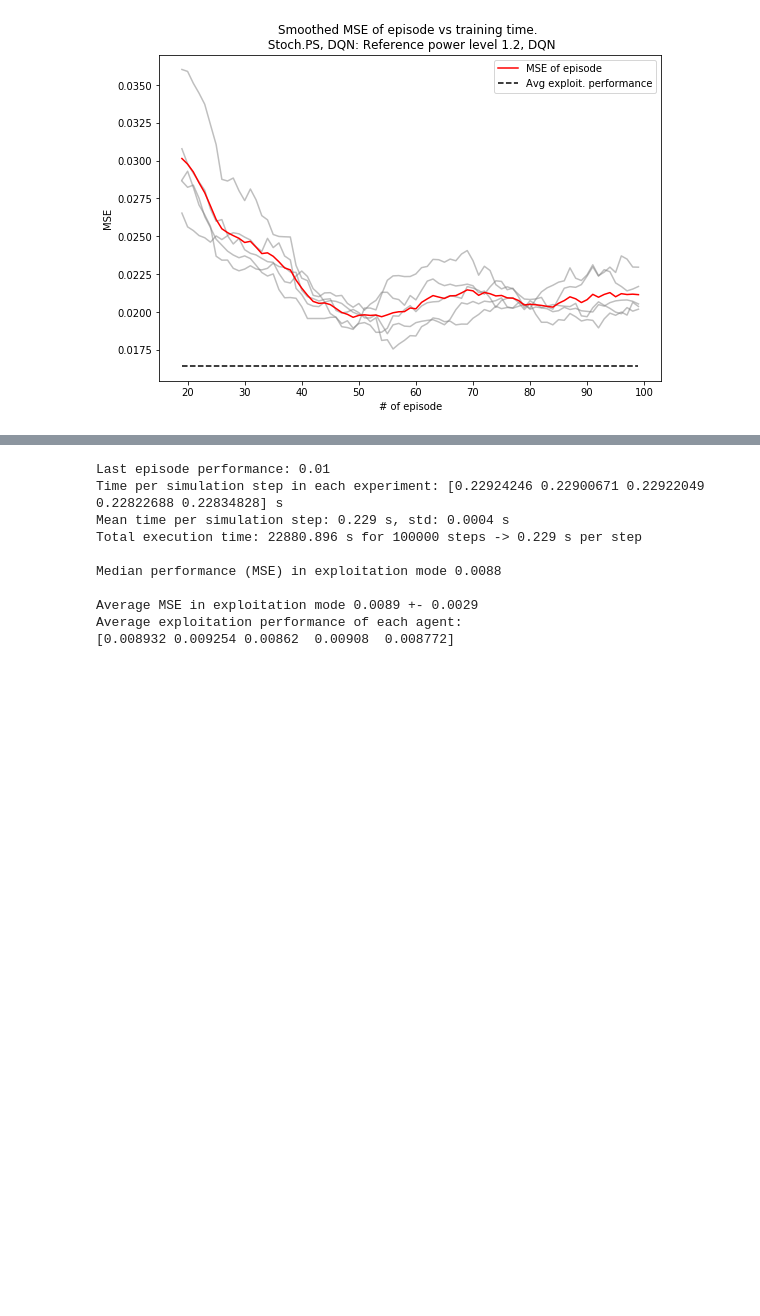
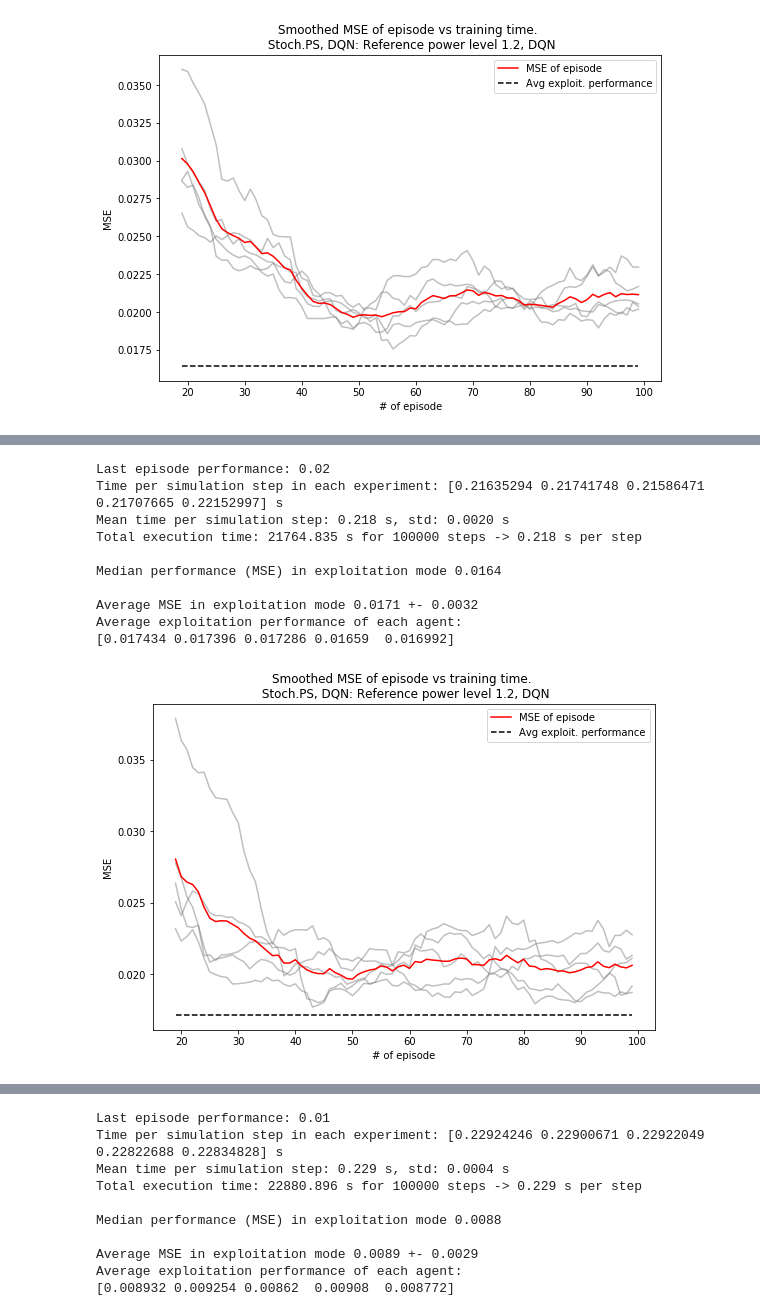
Before and after one commit to OlehLuk/rl-power-control, a Jupyter notebook: experiments/results/ps_dqn.ipynb, the cells around one changed output, grey strips where cells are left out. Saved outputs shown, nothing was run; the diff lists cells and outputs as text; code cells hidden in the pictures; blank space fills up the shorter version.

```diff
--- a/experiments/results/ps_dqn.ipynb
+++ b/experiments/results/ps_dqn.ipynb
@@ -31,0 +52,20 @@ Average exploitation performance of each agent:
+# %%
+experiments_folder = case_folder + "dqn_expl_expl_step_decay_26-12-2019_13-40/"
+experiment_name = "Stoch.PS, DQN:"
+case = "window_size=4"
+case_name = "Reference power level 1.2, DQN"
+df_avgsm_mses_1, perf_1, sig_1 = report_experiment(experiments_folder + case,
+                             exp_name="\n {} {}".format(experiment_name, case_name), plot_perf_sigma=0,
+                                                         stochastic=False)
+# %% [output]
+Last episode performance: 0.02
+Time per simulation step in each experiment: [0.21635294 0.21741748 0.21586471 0.21707665 0.22152997] s
+Mean time per simulation step: 0.218 s, std: 0.0020 s
+Total execution time: 21764.835 s for 100000 steps -> 0.218 s per step
+
+Median performance (MSE) in exploitation mode 0.0164
+
+Average MSE in exploitation mode 0.0171 +- 0.0032
+Average exploitation performance of each agent:
+[0.017434 0.017396 0.017286 0.01659  0.016992]
+[figure, added]
```
Also changed, not shown: parts of 38 cells of this notebook, 3 other files.
